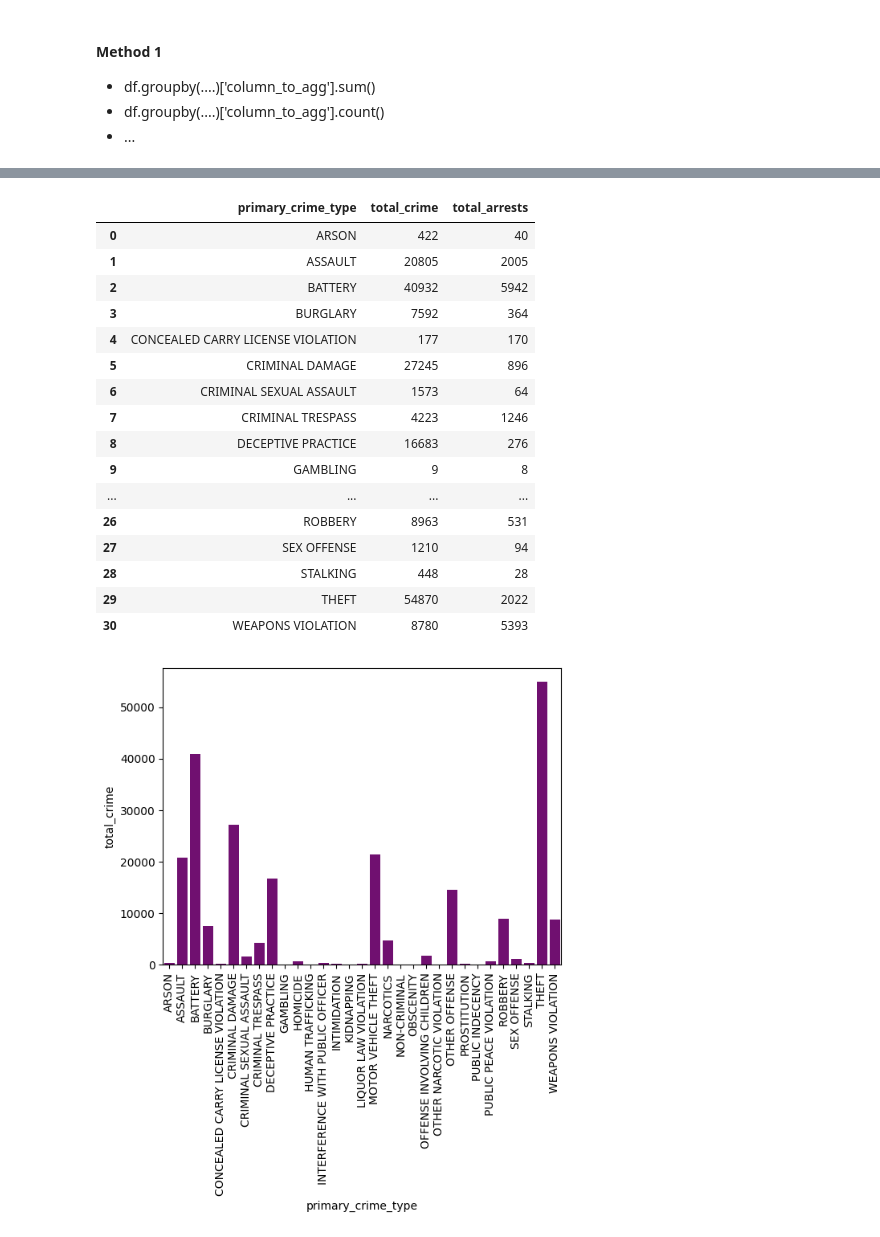
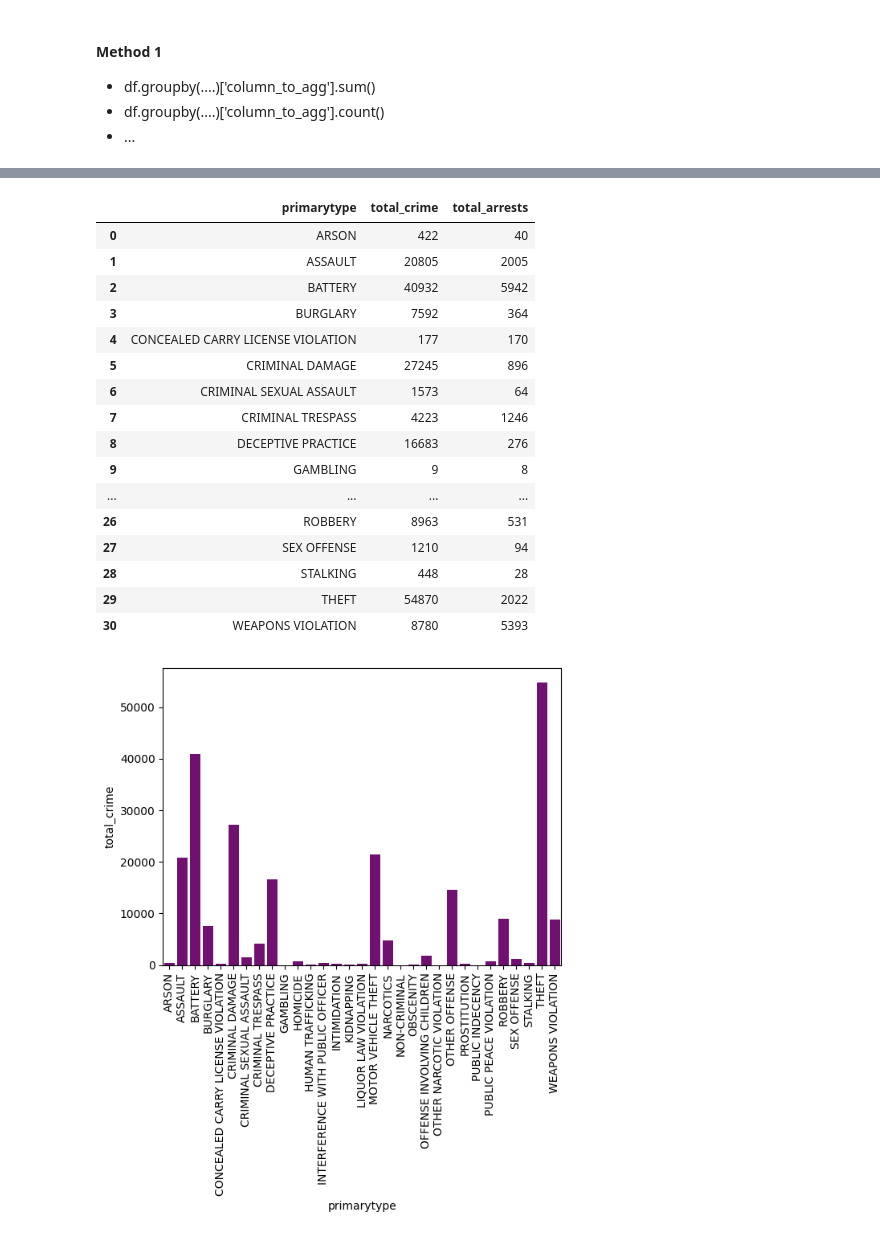
Before and after one commit to ksa-de101-0824/python-pandas, a Jupyter notebook: Demo/1 import data and manipulation.ipynb, the cells around one changed output, grey strips where cells are left out. Drawn from its saved outputs; the diff is of its cells as text; code cells hidden in the pictures.

```diff
--- a/Demo/1 import data and manipulation.ipynb
+++ b/Demo/1 import data and manipulation.ipynb
@@ -228,2 +276,4 @@ list(df_crime.columns)
+# %%
+df_crime.columns = new_column_name
 # %% [markdown]
 #### Changing column names
@@ -549,7 +659,7 @@ import re
 #### Extracting Value In A String
 https://pandas.pydata.org/pandas-docs/stable/user_guide/text.html#extracting-substrings
 # %%
-df_crime['is_at_school'] = df_crime['location_description'].str.extract(r'(SCHOOL)')
+df_crime['is_at_school'] = df_crime['locationdescription'].str.extract(r'(SCHOOL)')
 # dropna()
 # %%
 df_crime[~df_crime['is_at_school'].isnull()]
@@ -596,10 +706,10 @@ dtype: int64
 #### Replacing Nulls With Value
 # %%
 # Select rows where we want to replace the value
-filter_condition = df_crime['location_description'].isnull()
+filter_condition = df_crime['locationdescription'].isnull()
 
 # Then assign the null with a specific value
-df_crime.loc[filter_condition, 'location_description'] = 'RESIDENCESSSSSS'
+df_crime.loc[filter_condition, 'locationdescription'] = 'RESIDENCESSSSSS'
 # %%
 df_crime.isna().sum()
 # Now no more null at location_description :)
@@ -930,9 +1043,9 @@ crime_by_date.plot(kind='bar',
 
 https://keytodatascience.com/groupby-pandas-python/
 # %%
-# Get total crime by primary_crime_type
+# Get total crime by primarytype
 df_crime_to_solve = df_crime\
-                        .groupby( ['primary_crime_type']  ) \
+                        .groupby( ['primarytype']  ) \
                         .agg(
                             total_crime = ('unique_id', 'count'),
                             total_arrests = ('is_arrested', 'sum')
@@ -941,7 +1054,7 @@ df_crime_to_solve = df_crime\
 
 df_crime_to_solve
 # %% [output]
-|  | primary_crime_type | total_crime | total_arrests |
+|  | primarytype | total_crime | total_arrests |
 | 0 | ARSON | 422 | 40 |
 | 1 | ASSAULT | 20805 | 2005 |
 | 2 | BATTERY | 40932 | 5942 |
@@ -960,18 +1073,20 @@ df_crime_to_solve
 | 30 | WEAPONS VIOLATION | 8780 | 5393 |
 # %%
 import seaborn as sns
+#seaborn more to statistic & syntax dia lagi senang nak belajar
+
 # Besides matplotlib, we can plot using Seaborn too
 # https://seaborn.pydata.org/generated/seaborn.barplot.html
 sns.barplot(
             data = df_crime_to_solve,
-            x = 'primary_crime_type',
+            x = 'primarytype',
             y = 'total_crime',
             color = 'purple'
             )
 
 plt.xticks(rotation=90);
 # %% [output]
-[figure, old version]
+[figure, new version]
 # %%
 # Sort the plot by totals of crime, make it nicer
 plt.figure(figsize = (12,3)) # Prepare the canvas, specify the size (optional)
```
Also changed, not shown: parts of 34 cells of this notebook.
